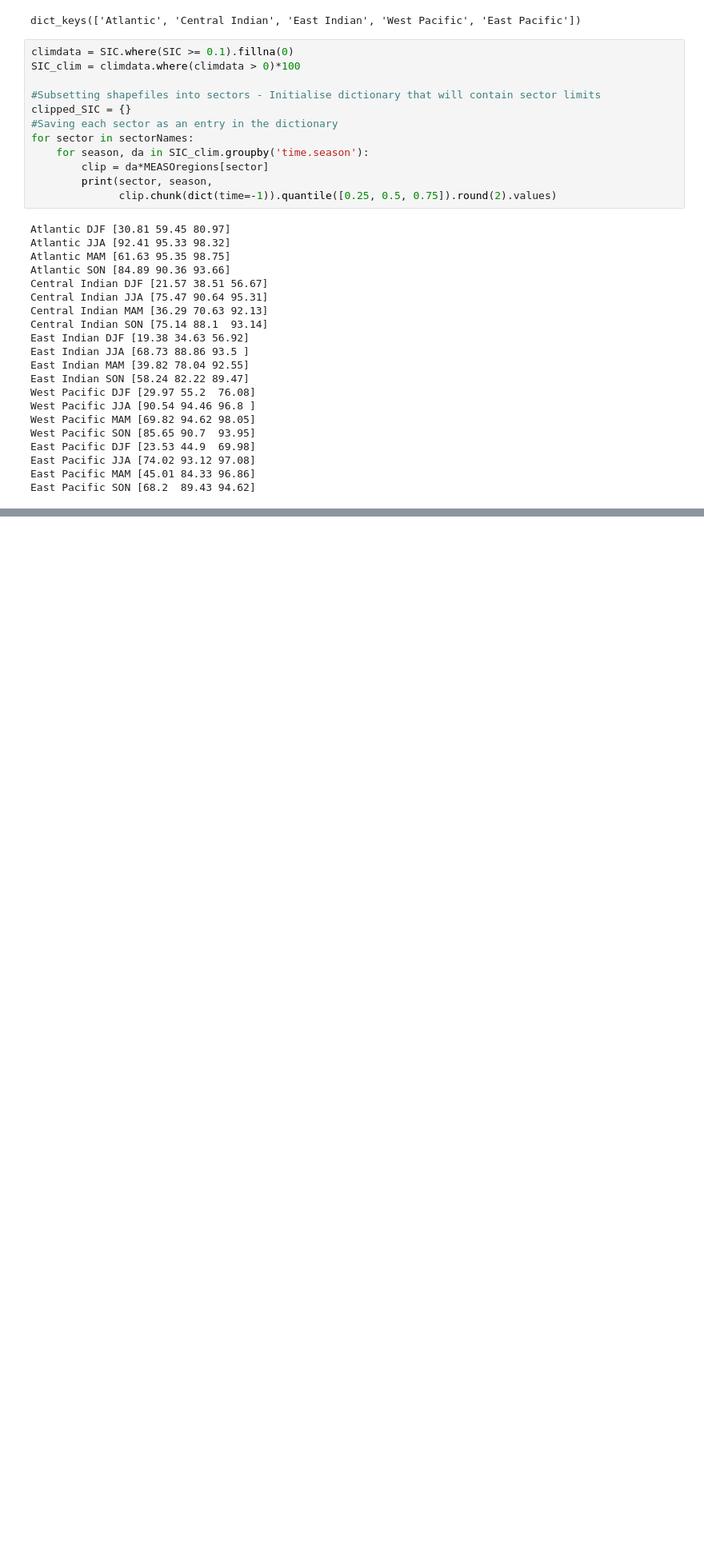
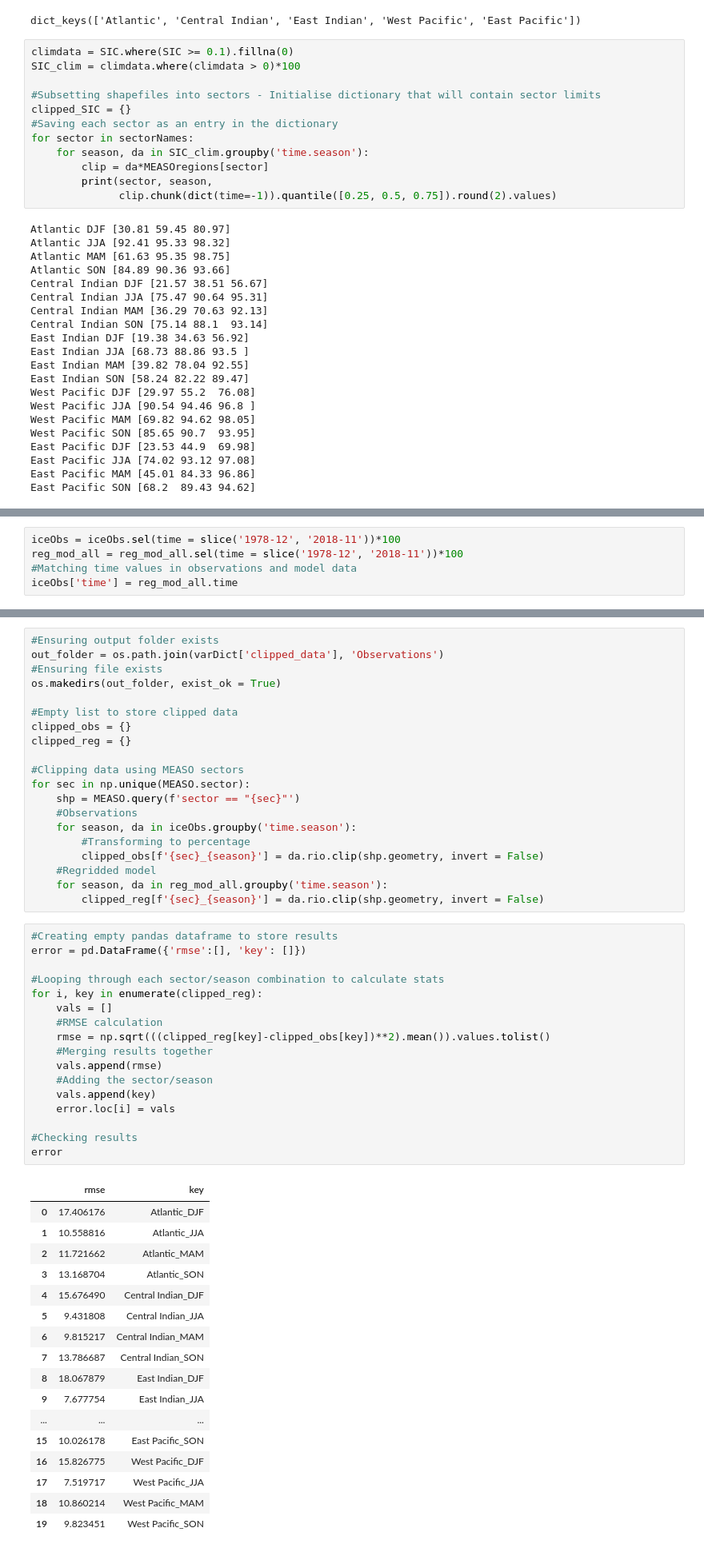
Before and after one commit to lidefi87/ACCESS-OM2-01_EcologicallyRelevantVariables, a Jupyter notebook: Scripts/SeaIceConcentration_Extent.ipynb, the cells around one changed output, grey strips where cells are left out. Shown at 80% size. Cells and saved outputs as stored; diff of their text form; blank space fills up the shorter version.

Commit message:
Finishing RMSE calculations

```diff
--- a/Scripts/SeaIceConcentration_Extent.ipynb
+++ b/Scripts/SeaIceConcentration_Extent.ipynb
@@ -1290,0 +1270,5 @@ East Pacific SON [68.2  89.43 94.62]
+# %%
+iceObs = iceObs.sel(time = slice('1978-12', '2018-11'))*100
+reg_mod_all = reg_mod_all.sel(time = slice('1978-12', '2018-11'))*100
+#Matching time values in observations and model data
+iceObs['time'] = reg_mod_all.time
@@ -1290,0 +1304,55 @@ East Pacific SON [68.2  89.43 94.62]
+# %%
+#Ensuring output folder exists
+out_folder = os.path.join(varDict['clipped_data'], 'Observations')
+#Ensuring file exists
+os.makedirs(out_folder, exist_ok = True)
+
+#Empty list to store clipped data
+clipped_obs = {}
+clipped_reg = {}
+
+#Clipping data using MEASO sectors
+for sec in np.unique(MEASO.sector):
+    shp = MEASO.query(f'sector == "{sec}"')
+    #Observations
+    for season, da in iceObs.groupby('time.season'):
+        #Transforming to percentage
+        clipped_obs[f'{sec}_{season}'] = da.rio.clip(shp.geometry, invert = False)
+    #Regridded model
+    for season, da in reg_mod_all.groupby('time.season'):
+        clipped_reg[f'{sec}_{season}'] = da.rio.clip(shp.geometry, invert = False)
+# %%
+#Creating empty pandas dataframe to store results
+error = pd.DataFrame({'rmse':[], 'key': []})
+
+#Looping through each sector/season combination to calculate stats
+for i, key in enumerate(clipped_reg):
+    vals = []
+    #RMSE calculation
+    rmse = np.sqrt(((clipped_reg[key]-clipped_obs[key])**2).mean()).values.tolist()
+    #Merging results together
+    vals.append(rmse)
+    #Adding the sector/season
+    vals.append(key)
+    error.loc[i] = vals
+
+#Checking results
+error
+# %% [output]
+|  | rmse | key |
+| 0 | 17.406176 | Atlantic_DJF |
+| 1 | 10.558816 | Atlantic_JJA |
+| 2 | 11.721662 | Atlantic_MAM |
+| 3 | 13.168704 | Atlantic_SON |
+| 4 | 15.676490 | Central Indian_DJF |
+| 5 | 9.431808 | Central Indian_JJA |
+| 6 | 9.815217 | Central Indian_MAM |
+| 7 | 13.786687 | Central Indian_SON |
+| 8 | 18.067879 | East Indian_DJF |
+| 9 | 7.677754 | East Indian_JJA |
+| ... | ... | ... |
+| 15 | 10.026178 | East Pacific_SON |
+| 16 | 15.826775 | West Pacific_DJF |
+| 17 | 7.519717 | West Pacific_JJA |
+| 18 | 10.860214 | West Pacific_MAM |
+| 19 | 9.823451 | West Pacific_SON |
```
Also changed, not shown: parts of 6 cells of this notebook.
